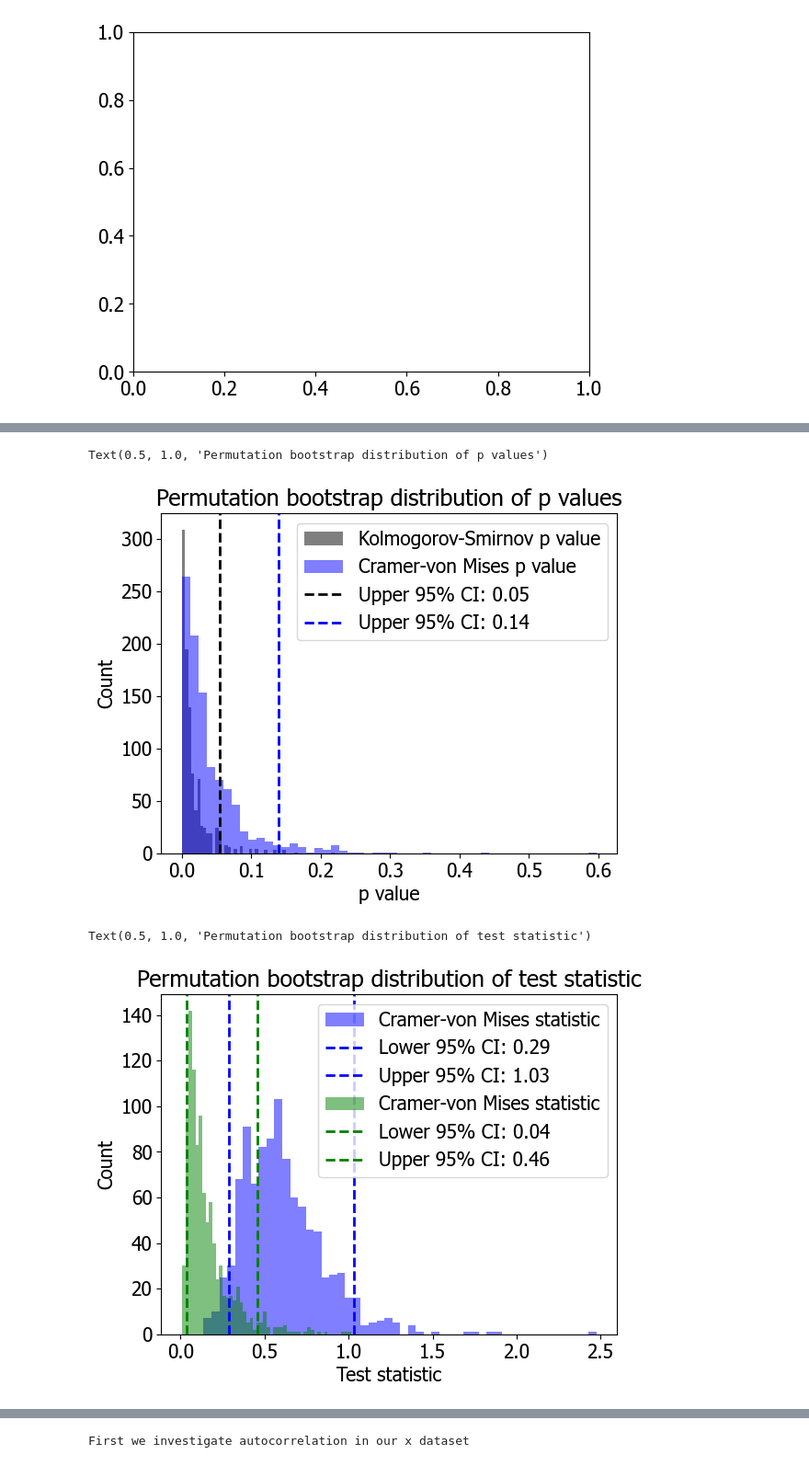
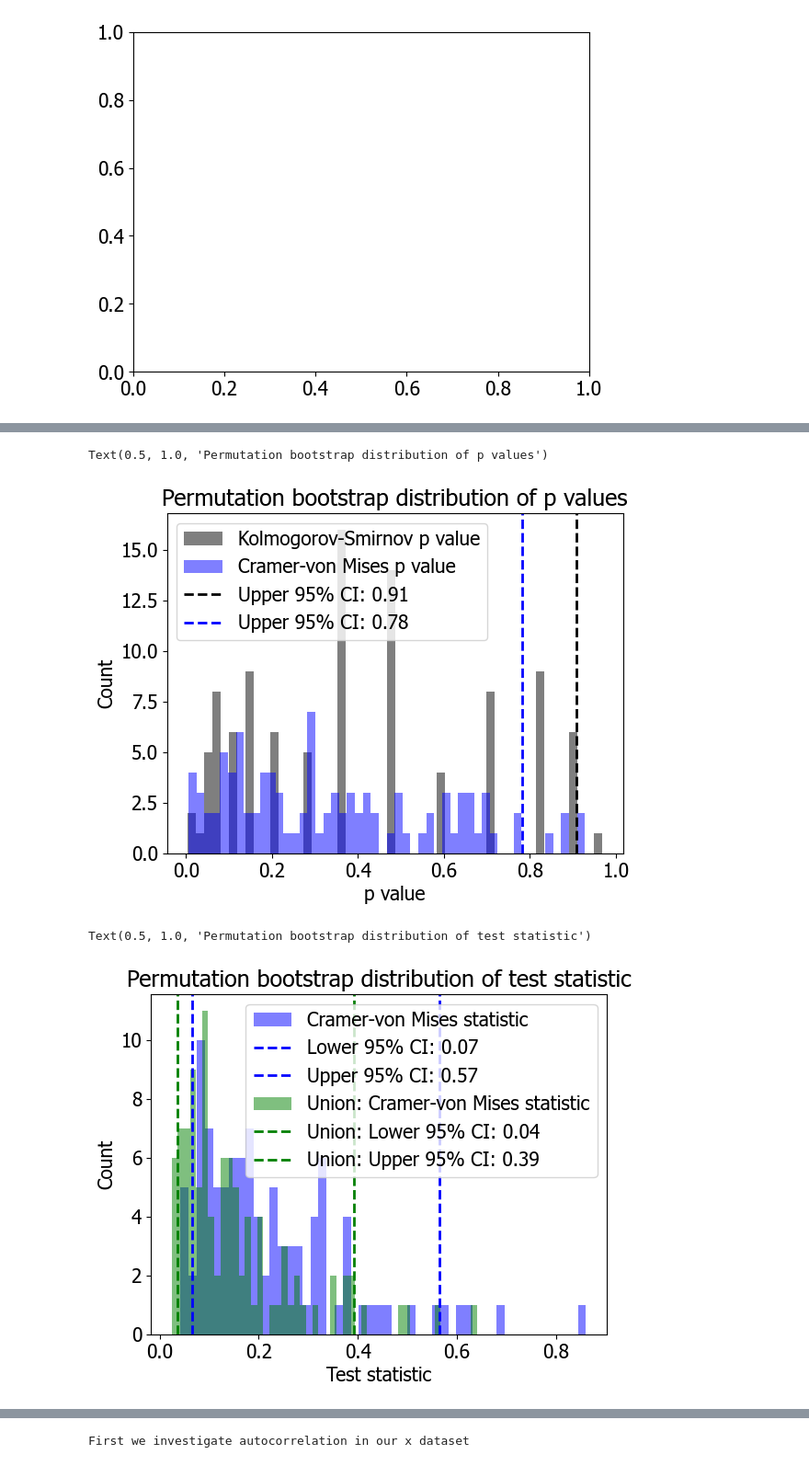
Before and after one commit to SageMay/datascience_scripts, a Jupyter notebook: statistics/comparingDistributions.ipynb, the cells around one changed output, grey strips where cells are left out. Shown at 92% size. Saved outputs shown, nothing was run; the diff lists cells and outputs as text; code cells hidden in the pictures.

```diff
--- a/statistics/comparingDistributions.ipynb
+++ b/statistics/comparingDistributions.ipynb
@@ -115,8 +119,8 @@ plt.legend()
 # %%
 # Run a permutation bootstrap; we did not use ss.bootstrap because it does not support subsampling -- subsampling is necessary because 1) my kernel crashes using
-# the full data sample size andd 2) conceptually we are trying to unbiase our results from massive over sampling.
-n_resamples = 1000 # number of times to randomly sub-sample -- 1,000 is a recommended MINIMUM for bootstrapping; but for testing the code try a smaller number for faster runs
-fraction = 300
+# the full data sample size and 2) conceptually we are trying to unbiase our results from massive over sampling.
+n_resamples = 100 # number of times to randomly sub-sample -- 1,000 is a recommended MINIMUM for bootstrapping; but for testing the code try a smaller number for faster runs
+fraction = 3000
 n = int(len(combined_data['P210S'])/fraction) # sample size of each random draw from the underlying distribution
 print("Sample size is: " + str(n))
 
@@ -213,7 +217,7 @@ plt.ylabel('Count')
 plt.title('Permutation bootstrap distribution of p values')
 # %% [output]
 Text(0.5, 1.0, 'Permutation bootstrap distribution of p values')
-[figure, old version]
+[figure, new version]
 # %%
 num_bins = 50
 plt.hist(np.round(df.cvm_stats, 6), bins = num_bins, alpha=.5, color = 'blue', label = 'Cramer-von Mises statistic')
@@ -226,36 +230,36 @@ plt.hist(np.round(df.cvm_stats, 6), bins = num_bins, alpha=.5, color = 'blue', l
 # Establish confidence intervals for the data. For pvalues: If the two distributions are the same then the p-value distribution should be flat, where 5% of the time the pvalue randomly is <.05
 confidence_level = 0.05
 lower_bound_quantile = ss.scoreatpercentile(df.cvm_stats, confidence_level * 100)
 plt.axvline(lower_bound_quantile, color='blue', linestyle='--', linewidth=2, label=f'Lower 95% CI: {lower_bound_quantile:.2f}')
 
 confidence_level = 0.95
 upper_bound_quantile = ss.scoreatpercentile(df.cvm_stats, confidence_level * 100)
 plt.axvline(upper_bound_quantile, color='blue', linestyle='--', linewidth=2, label=f'Upper 95% CI: {upper_bound_quantile:.2f}')
 plt.legend()
 
 plt.xlabel('Test statistic')
 plt.ylabel('Count')
 plt.title('Permutation bootstrap distribution of test statistic')
 #plt.hist(np.round(ks_pvals, 6), bins = num_bins, alpha=.5, color = 'black', label = 'Kolmogorov-Smirnov p value') # round the pvalues to 5 sig figures
 #plt.hist(np.round(cvm_pvals, 6), bins = num_bins, alpha=.5, color = 'blue', label = 'Cramer-von Mises p value')
 
-plt.hist(np.round(df.cvm_z_stats, 6), bins = num_bins, alpha=.5, color = 'green', label = 'Cramer-von Mises statistic')
+plt.hist(np.round(df.cvm_z_stats, 6), bins = num_bins, alpha=.5, color = 'green', label = 'Union: Cramer-von Mises statistic')
 
 # Establish confidence intervals for the data. For pvalues: If the two distributions are the same then the p-value distribution should be flat, where 5% of the time the pvalue randomly is <.05
 confidence_level = 0.05
 lower_bound_quantile = ss.scoreatpercentile(df.cvm_z_stats, confidence_level * 100)
-plt.axvline(lower_bound_quantile, color='green', linestyle='--', linewidth=2, label=f'Lower 95% CI: {lower_bound_quantile:.2f}')
+plt.axvline(lower_bound_quantile, color='green', linestyle='--', linewidth=2, label=f'Union: Lower 95% CI: {lower_bound_quantile:.2f}')
 confidence_level = 0.95
 upper_bound_quantile = ss.scoreatpercentile(df.cvm_z_stats, confidence_level * 100)
-plt.axvline(upper_bound_quantile, color='green', linestyle='--', linewidth=2, label=f'Upper 95% CI: {upper_bound_quantile:.2f}')
+plt.axvline(upper_bound_quantile, color='green', linestyle='--', linewidth=2, label=f'Union: Upper 95% CI: {upper_bound_quantile:.2f}')
 
 plt.legend()
 
 plt.xlabel('Test statistic')
 plt.ylabel('Count')
 plt.title('Permutation bootstrap distribution of test statistic')
 # %% [output]
 Text(0.5, 1.0, 'Permutation bootstrap distribution of test statistic')
-[figure, old version]
+[figure, new version]
 # %%
 plt.hist(np.round(df.cvm_pvals, 6), bins = num_bins, alpha=.5, color = 'blue', label = 'Cramer-von Mises p value')
```
Also changed, not shown: parts of 9 cells of this notebook, 5 other files.
